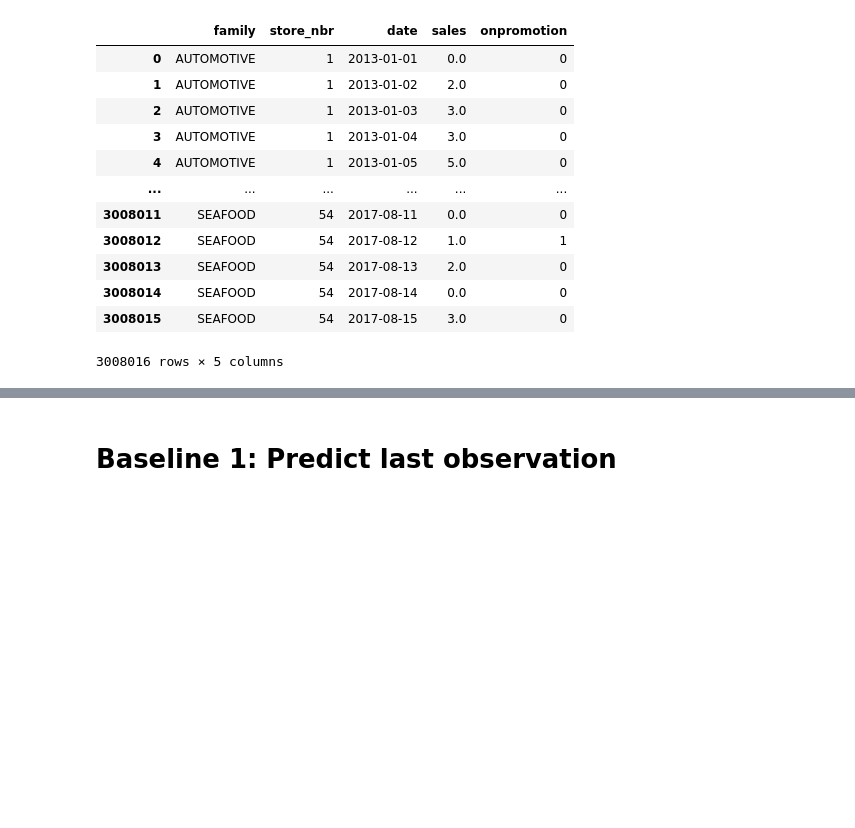
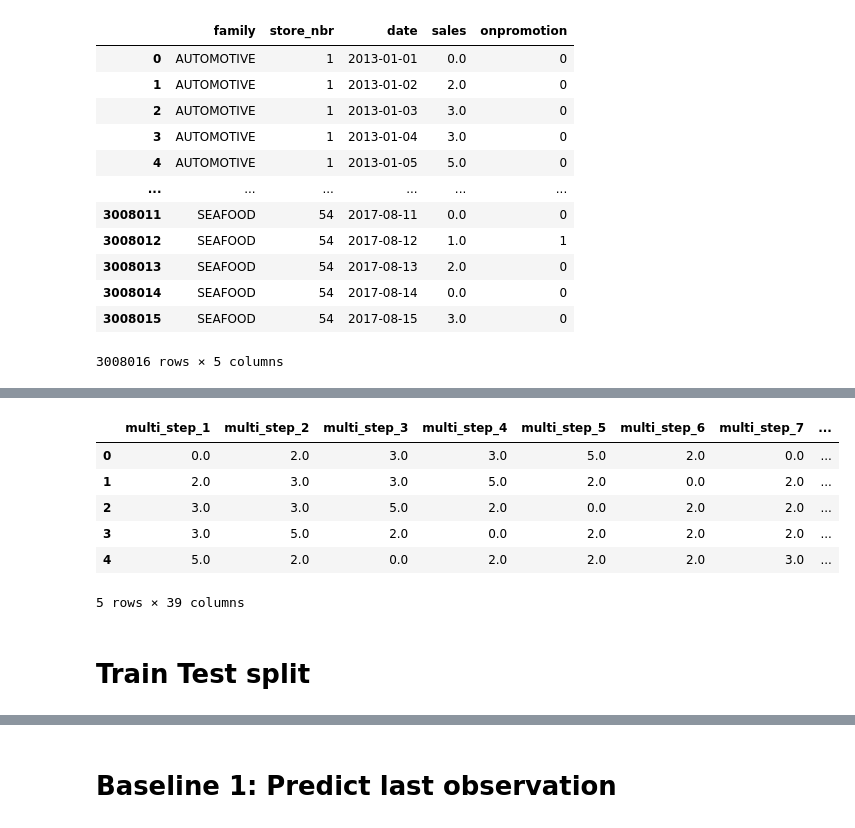
Before and after one commit to ani-portfolio/2_multi_step_sales_forecasting, a Jupyter notebook: notebooks/04_baseline_models.ipynb, the cells around one changed output, grey strips where cells are left out. Drawn from its saved outputs; the diff is of its cells as text; code cells hidden in the pictures; blank space fills up the shorter version.

```diff
--- a/notebooks/04_baseline_models.ipynb
+++ b/notebooks/04_baseline_models.ipynb
@@ -63,0 +78,12 @@ df_train.shape=(3008016, 34)
+# %%
+df_data.head()
+# %% [output]
+|  | multi_step_1 | multi_step_2 | multi_step_3 | multi_step_4 | multi_step_5 | multi_step_6 | multi_step_7 | ... |
+| 0 | 0.0 | 2.0 | 3.0 | 3.0 | 5.0 | 2.0 | 0.0 | ... |
+| 1 | 2.0 | 3.0 | 3.0 | 5.0 | 2.0 | 0.0 | 2.0 | ... |
+| 2 | 3.0 | 3.0 | 5.0 | 2.0 | 0.0 | 2.0 | 2.0 | ... |
+| 3 | 3.0 | 5.0 | 2.0 | 0.0 | 2.0 | 2.0 | 2.0 | ... |
+| 4 | 5.0 | 2.0 | 0.0 | 2.0 | 2.0 | 2.0 | 3.0 | ... |
+5 rows × 39 columns
+# %% [markdown]
+# Train Test split
```
Also changed, not shown: parts of 28 cells of this notebook, 11 other files.
